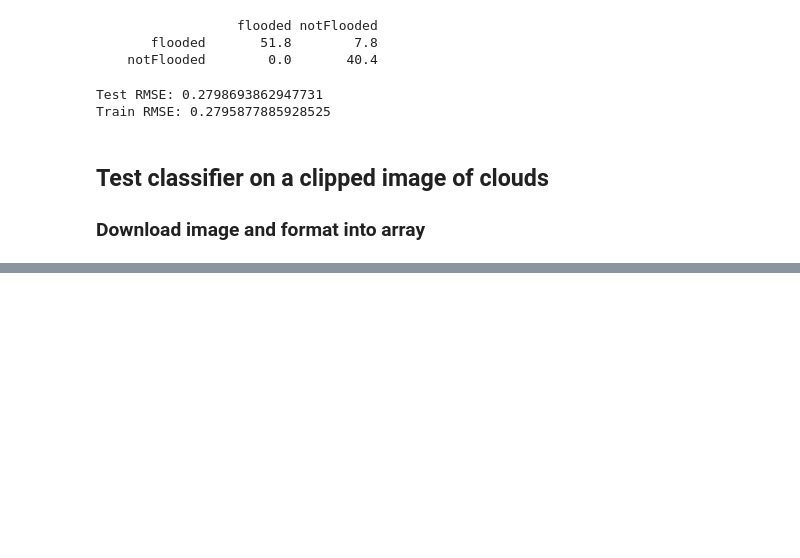
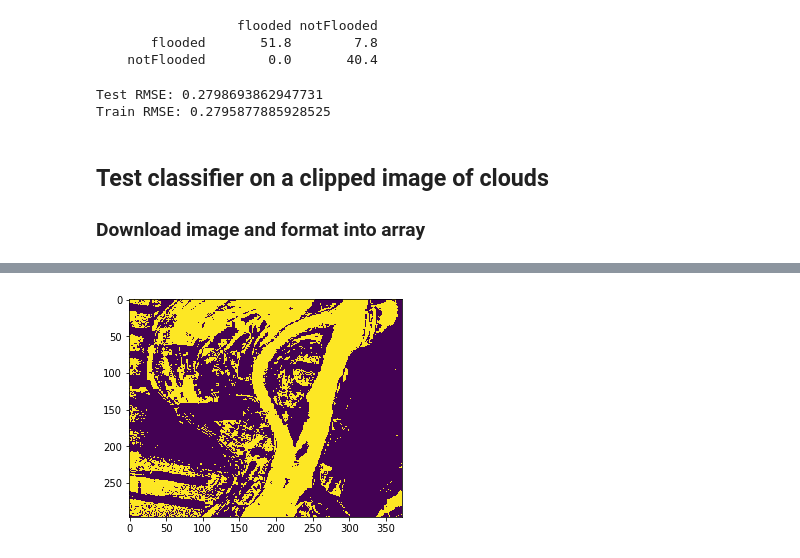
Before and after one commit to ianpdavies/cloudy_flood_prediction, a Jupyter notebook: notebooks/classifier_training.ipynb, the cells around one changed output, grey strips where cells are left out. Saved outputs shown, nothing was run; the diff lists cells and outputs as text; code cells hidden in the pictures; blank space fills up the shorter version.

```diff
--- a/notebooks/classifier_training.ipynb
+++ b/notebooks/classifier_training.ipynb
@@ -349,0 +450,24 @@ arr2 = rasterToArray('../data/images/clouds2')
+# %%
+# The images aren't perfect squares or rectangles, but the arrays have to be rectangular. How are the gaps filled?
+with rasterio.open(path1 + '/stack/stack.tif', 'r') as ds:
+    check = pd.DataFrame(data=ds.read(1))
+    check.to_csv('../data/check.csv')
+# %%
+# False predictions
+
+with rasterio.open(path2 + '/stack/stack.tif', 'r') as ds:
+        shape = ds.read(1).shape
+        incorrect = np.empty(shape=(len(y_pred_img), ))
+
+for actual, predicted, i in zip(Y, y_pred_img, range(len(incorrect))):
+    if predicted != actual:
+        incorrect[i] = 1
+    else:
+        incorrect[i] = 0
+
+with rasterio.open(path2 + '/stack/stack.tif', 'r') as ds:
+        shape = ds.read(1).shape
+        incorrect = incorrect.reshape(shape)
+        plt.imshow(incorrect)
+# %% [output]
+[figure, added]
```
Also changed, not shown: parts of 11 cells of this notebook.
